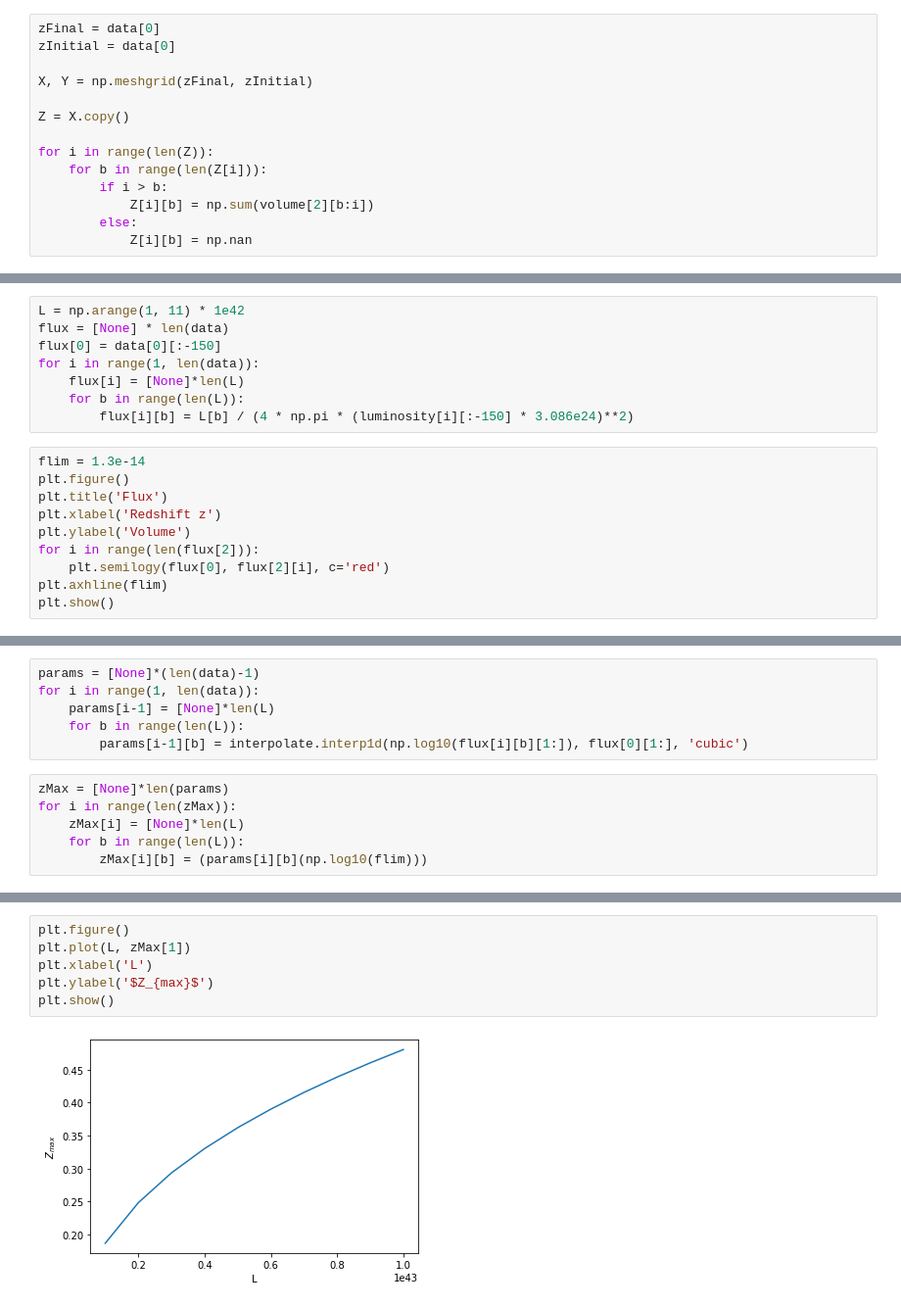
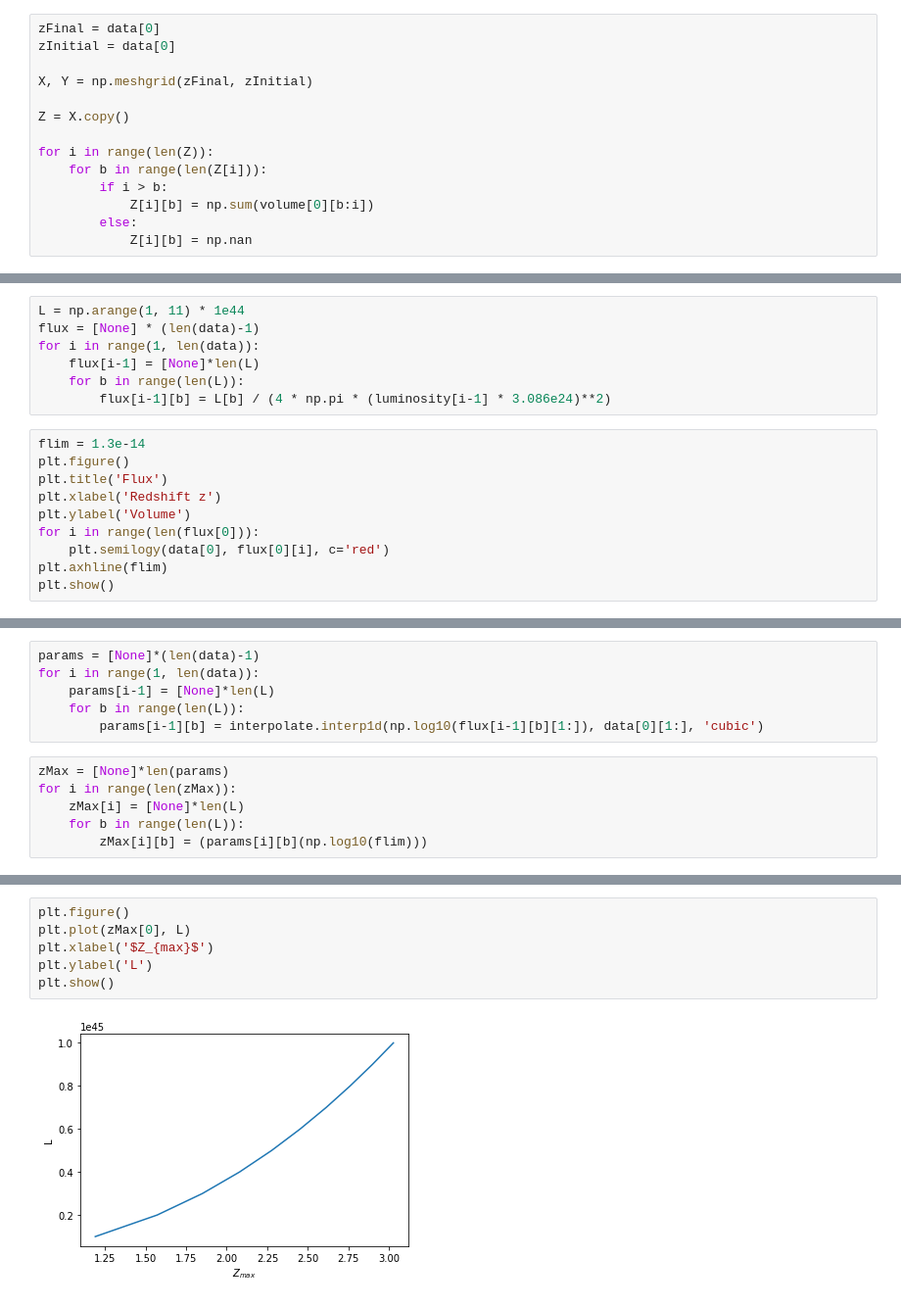
Before and after one commit to carle13/Galaxy-clusters-number-counts, a Jupyter notebook: analysis.ipynb, the cells around one changed output, grey strips where cells are left out. Shown: that part at 98% size. Cells and saved outputs as stored; diff of their text form.

```diff
--- a/analysis.ipynb
+++ b/analysis.ipynb
@@ -132,7 +144,7 @@ Z = X.copy()
 for i in range(len(Z)):
 	for b in range(len(Z[i])):
 		if i > b:
-			Z[i][b] = np.sum(volume[2][b:i])
+			Z[i][b] = np.sum(volume[0][b:i])
 		else:
 			Z[i][b] = np.nan
 # %%
@@ -148,21 +160,20 @@ plt.show()
 # %% [markdown]
 # Flux
 # %%
-L = np.arange(1, 11) * 1e42
-flux = [None] * len(data)
-flux[0] = data[0][:-150]
+L = np.arange(1, 11) * 1e44
+flux = [None] * (len(data)-1)
 for i in range(1, len(data)):
-	flux[i] = [None]*len(L)
+	flux[i-1] = [None]*len(L)
 	for b in range(len(L)):
-		flux[i][b] = L[b] / (4 * np.pi * (luminosity[i][:-150] * 3.086e24)**2)
+		flux[i-1][b] = L[b] / (4 * np.pi * (luminosity[i-1] * 3.086e24)**2)
 # %%
 flim = 1.3e-14
 plt.figure()
 plt.title('Flux')
 plt.xlabel('Redshift z')
 plt.ylabel('Volume')
-for i in range(len(flux[2])):
-	plt.semilogy(flux[0], flux[2][i], c='red')
+for i in range(len(flux[0])):
+	plt.semilogy(data[0], flux[0][i], c='red')
 plt.axhline(flim)
 plt.show()
 # %% [output]
@@ -174,7 +185,7 @@ params = [None]*(len(data)-1)
 for i in range(1, len(data)):
 	params[i-1] = [None]*len(L)
 	for b in range(len(L)):
-		params[i-1][b] = interpolate.interp1d(np.log10(flux[i][b][1:]), flux[0][1:], 'cubic')
+		params[i-1][b] = interpolate.interp1d(np.log10(flux[i-1][b][1:]), data[0][1:], 'cubic')
 # %%
 zMax = [None]*len(params)
 for i in range(len(zMax)):
@@ -204,8 +215,8 @@ plt.show()
 # %%
 plt.figure()
-plt.plot(L, zMax[1])
-plt.xlabel('L')
-plt.ylabel('$Z_{max}$')
+plt.plot(zMax[0], L)
+plt.xlabel('$Z_{max}$')
+plt.ylabel('L')
 plt.show()
 # %% [output]
-[figure, old version]
+[figure, new version]
```
Also changed, not shown: parts of 22 cells of this notebook.
